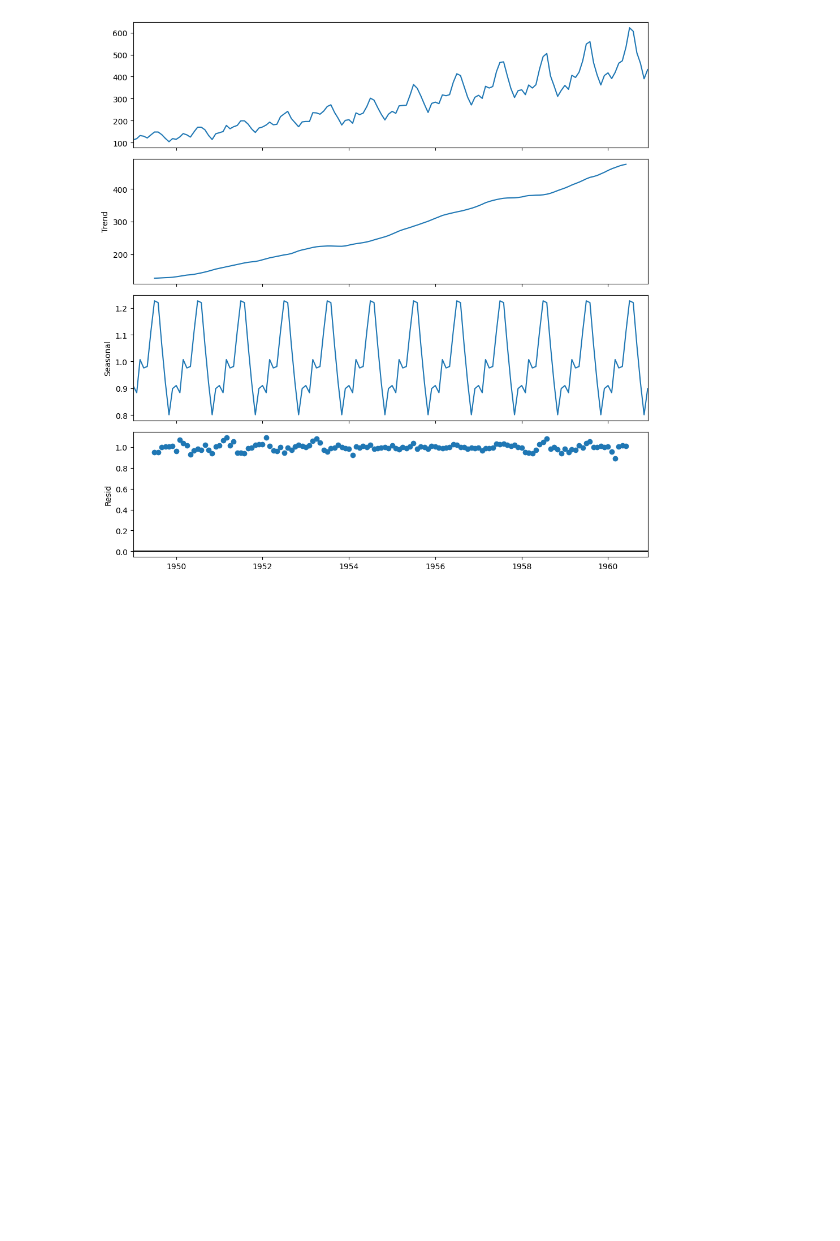
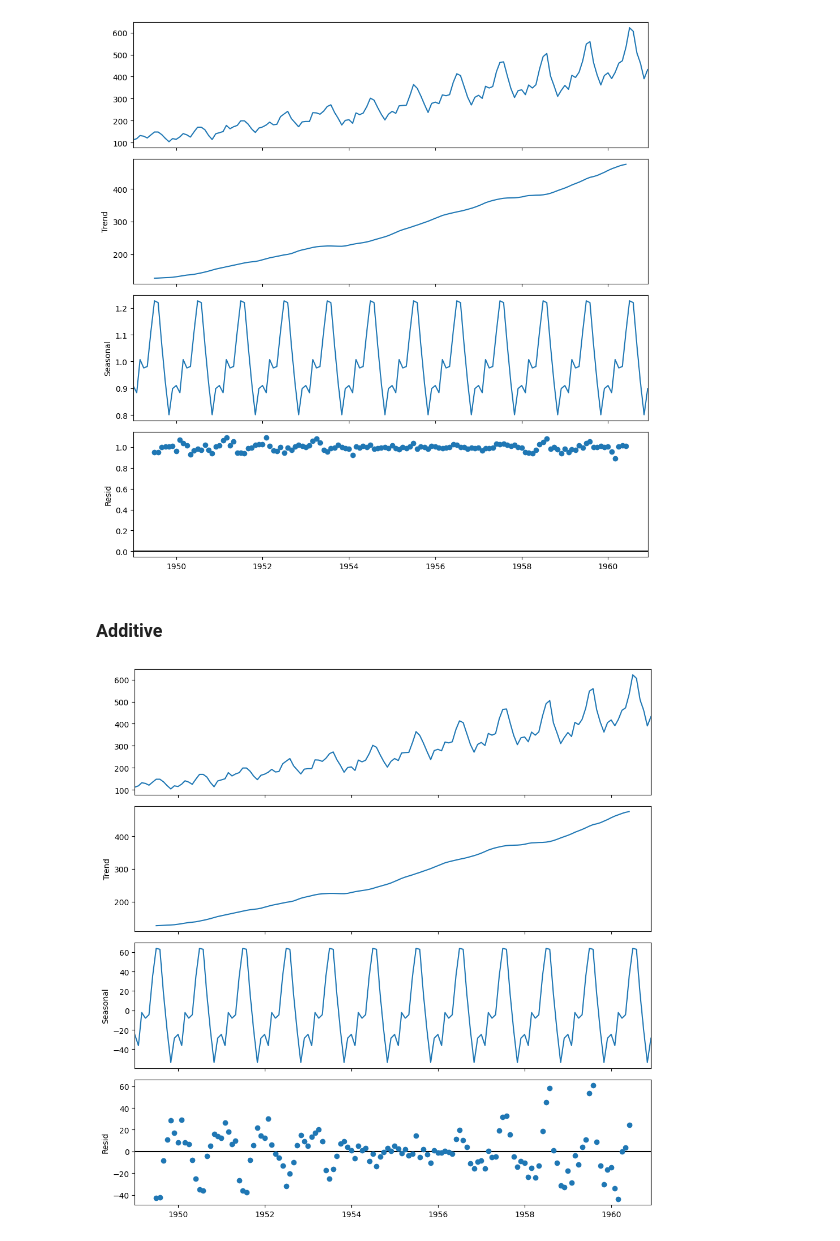
Before and after one commit to mdmohsin212/TSA, a Jupyter notebook: Decomposition/Decomposition.ipynb, the cells around one changed output. Drawn from its saved outputs; the diff is of its cells as text; code cells hidden in the pictures; blank space fills up the shorter version.

```diff
--- a/Decomposition/Decomposition.ipynb
+++ b/Decomposition/Decomposition.ipynb
@@ -30,3 +32,17 @@ result.plot()
 plt.show()
 # %% [output]
 [figure]
+# %% [markdown]
+### Additive
+# %%
+# Perdform seasonal Decompose
+
+result2 = seasonal_decompose(df, model='additive')
+# %%
+# Plot the components
+
+plt.rcParams.update({'figure.figsize' : (10,10)})
+result2.plot()
+plt.show()
+# %% [output]
+[figure, added]
```
Also changed, not shown: parts of 1 cell of this notebook.
